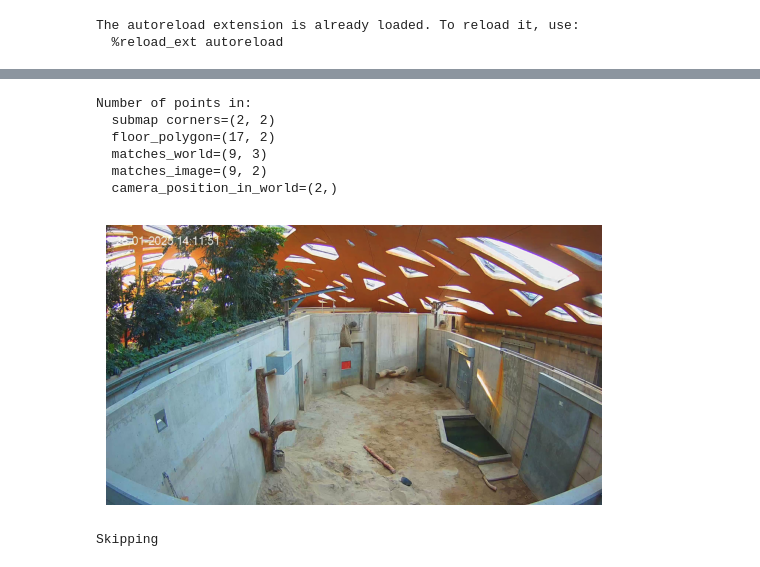
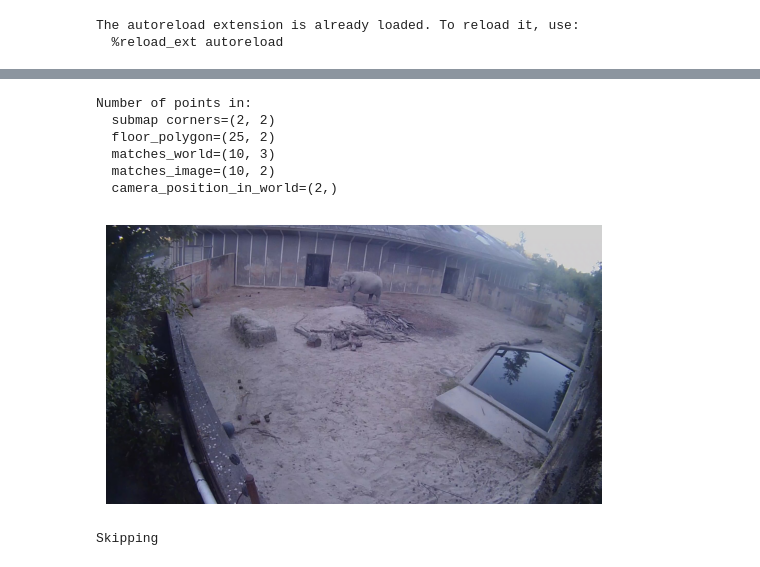
Before and after one commit to plumonito/zoo_vision, a Jupyter notebook: scripts/calibration/select_camera_constraints.ipynb, the cells around one changed output, grey strips where cells are left out. Drawn from its saved outputs; the diff is of its cells as text; code cells hidden in the pictures.

```diff
--- a/scripts/calibration/select_camera_constraints.ipynb
+++ b/scripts/calibration/select_camera_constraints.ipynb
@@ -58,8 +58,8 @@ constraints_data
 # %%
 #######################################
 # This is the camera we are calibrating
-# camera_name = "Kamera 01"
-camera_name = "ZAG-ELP-CAM-017"
+camera_name = "Kamera 01"
+# camera_name = "ZAG-ELP-CAM-017"
 ########################################
 
 submap_corners_in_map = None
@@ -73,37 +73,37 @@ if camera_constraints is not None:
     def array_or_none(v):
         return np.array(v) if v is not None else None
     submap_corners_in_map = array_or_none(camera_constraints["submap_corners_in_map"])
     floor_polygon_in_camera = array_or_none(camera_constraints["floor_polygon"])
     constraint_points_in_world = array_or_none(camera_constraints["floor_matches"]["world"] )
     constraint_points_in_image = array_or_none(camera_constraints["floor_matches"]["image"])
     camera_position_in_world = array_or_none(camera_constraints["camera_position_in_world"] )
 
 def shape_or_none(v):
     return v.shape if v is not None else None
 
 print(f"Number of points in:")
 print(f"  submap corners={shape_or_none(submap_corners_in_map)}")
 print(f"  floor_polygon={shape_or_none(floor_polygon_in_camera)}")
 print(f"  matches_world={shape_or_none(constraint_points_in_world)}")
 print(f"  matches_image={shape_or_none(constraint_points_in_image)}")
 print(f"  camera_position_in_world={shape_or_none(camera_position_in_world)}")
 
 files = list(DATA_ROOT.glob(f"cameras/{camera_name}/*.jpg"))
 assert len(files)>0, "No image files found in camera dir. Need a sample image."
 image_filename = files[0].relative_to(DATA_ROOT)
 
 im_camera = imread_rgb(DATA_ROOT / image_filename)
 height, width, _ = im_camera.shape
 plt.imshow(im_camera)
 plt.gca().set_axis_off()
 # %% [output]
 Number of points in:
   submap corners=(2, 2)
-  floor_polygon=(17, 2)
-  matches_world=(9, 3)
-  matches_image=(9, 2)
+  floor_polygon=(25, 2)
+  matches_world=(10, 3)
+  matches_image=(10, 2)
   camera_position_in_world=(2,)
-[figure, old version]
+[figure, new version]
 # %%
 # Helper class to click on images
 class MouseHandler:
```
Also changed, not shown: parts of 3 cells of this notebook, 4 other files.
